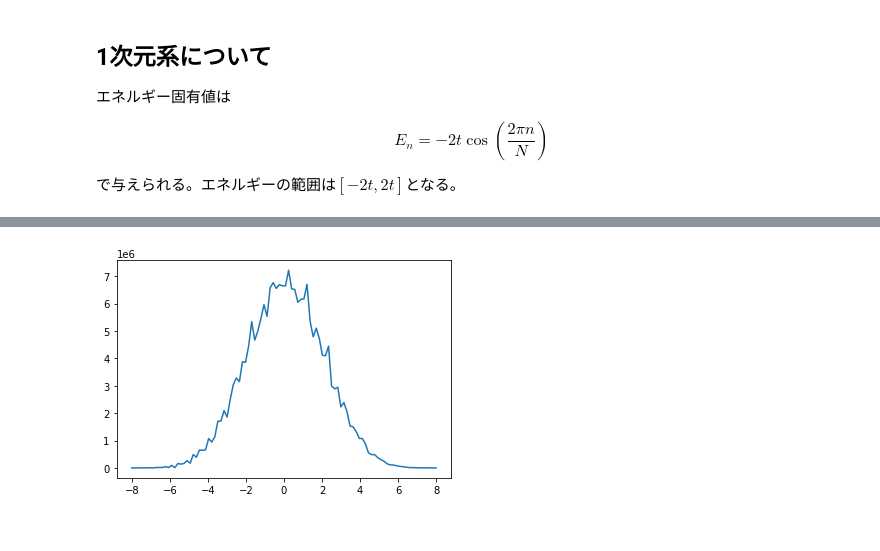
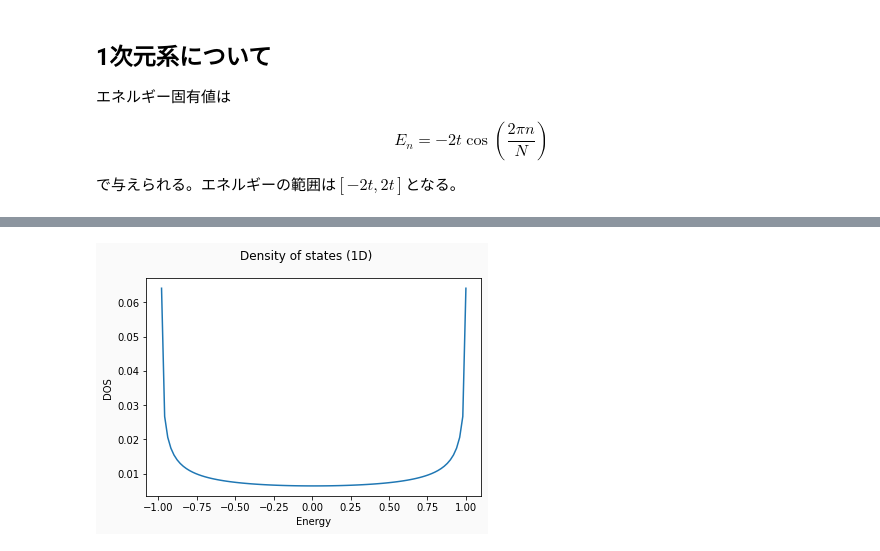
Before and after one commit to capriblue/dos_for_2site, a Jupyter notebook: calculate.ipynb, the cells around one changed output, grey strips where cells are left out. Cells and saved outputs as stored; diff of their text form; code cells hidden in the pictures.

```diff
--- a/calculate.ipynb
+++ b/calculate.ipynb
@@ -97,4 +64,0 @@ plotter(7)
-# %%
-plotter(8)
-# %% [output]
-[figure, removed]
@@ -102,0 +65,13 @@ plotter(8)
+# %%
+# 1D
+one  = Calculate(1, 100000000, -1, 1, True)
+# %%
+fig = plt.figure(facecolor='#fafafa')
+ax = fig.add_subplot(111)
+ax.plot(one.Es[1:], one.hist[1:]) # 外れ値を除外
+fig.suptitle("Density of states (1D) ")
+ax.set_xlabel("Energy")
+_ =ax.set_ylabel("DOS")
+fig.savefig("DOS_1d.png", dpi=400)
+# %% [output]
+[figure, added]
```
Also changed, not shown: parts of 14 cells of this notebook.
